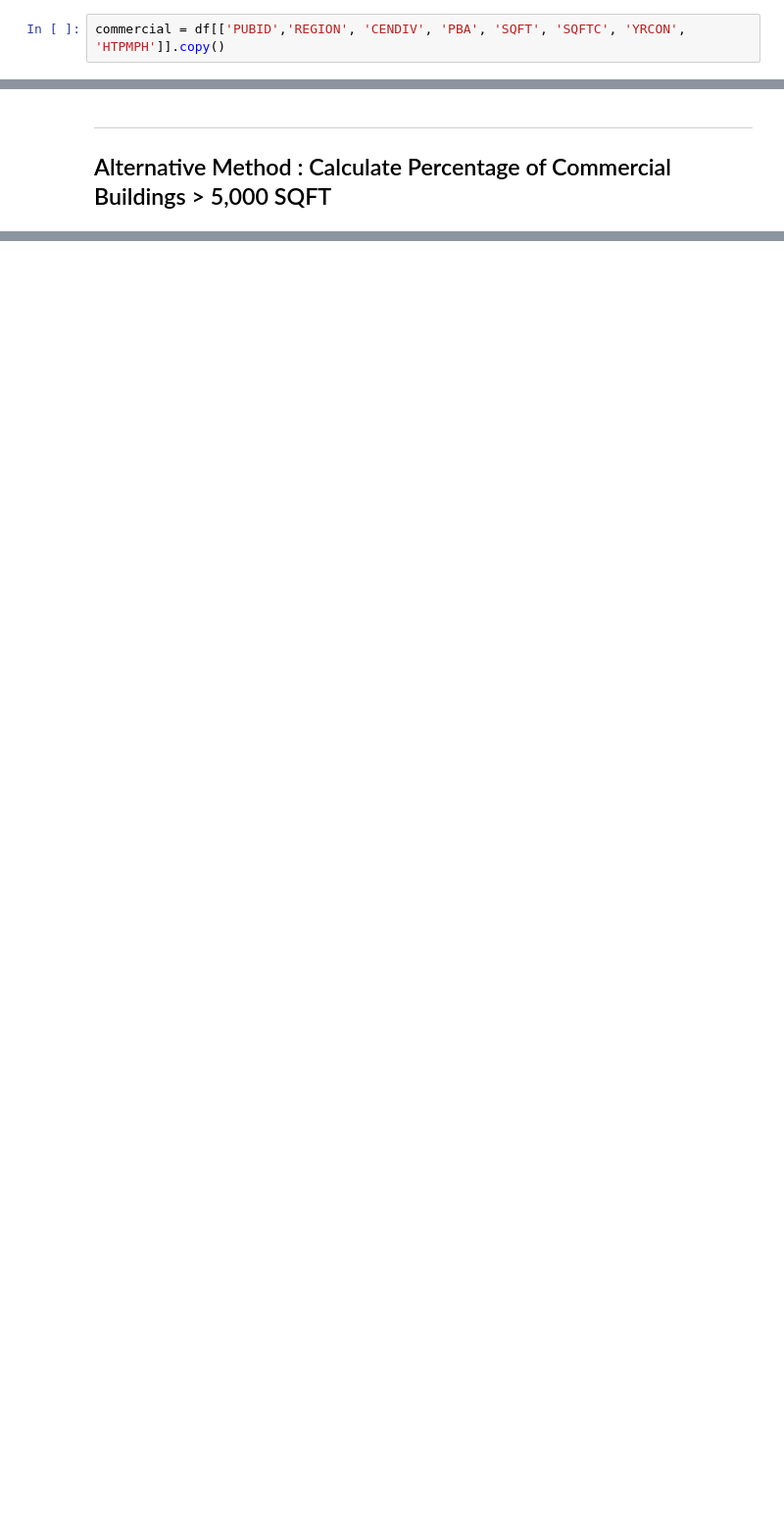
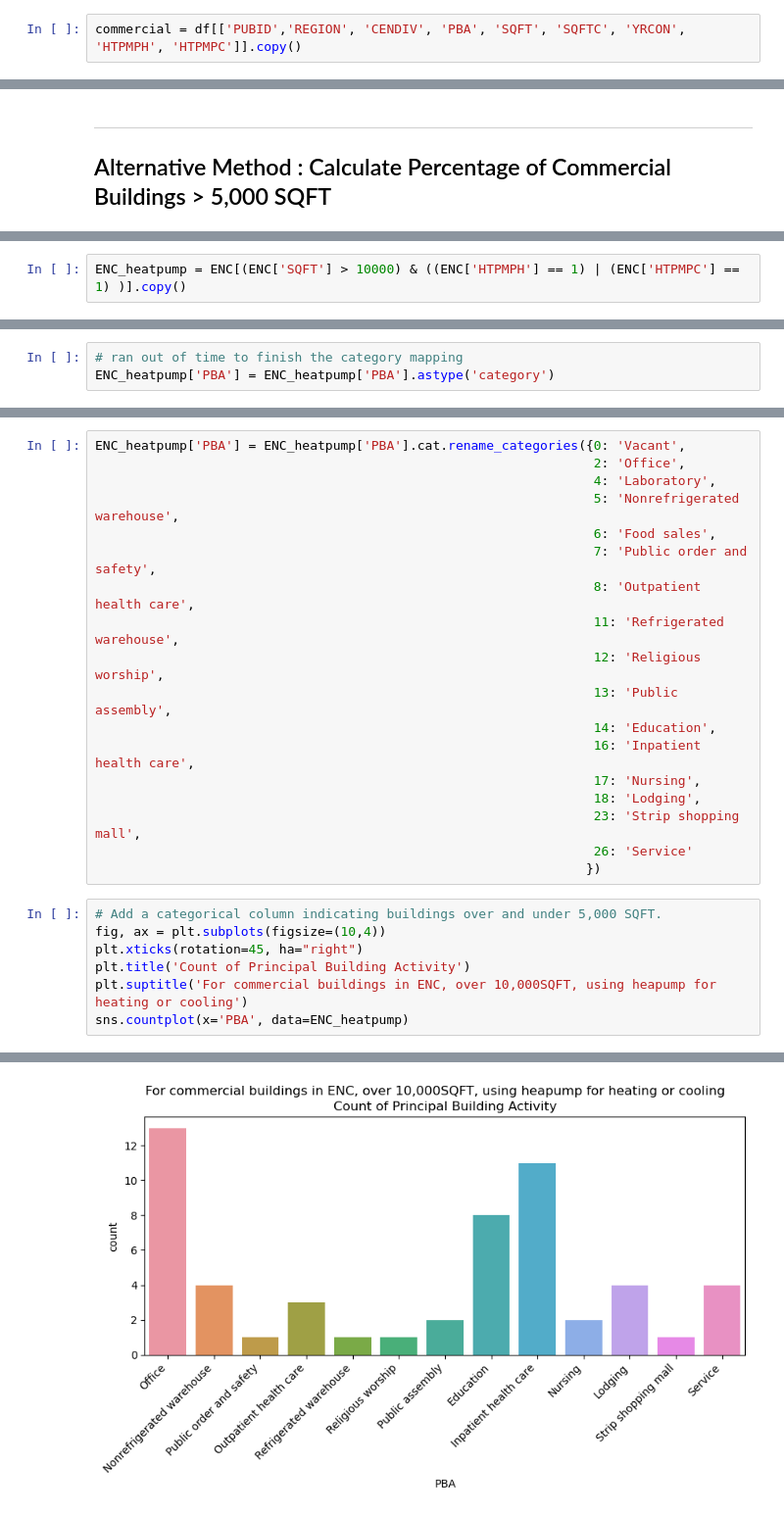
Before and after one commit to jackie-kinsler/es_take_home, a Jupyter notebook: Energy_Solutions_Take_Home.ipynb, the cells around one changed output, grey strips where cells are left out. Shown: that part at 98% size. Drawn from its saved outputs; the diff is of its cells as text; blank space fills up the shorter version.

```diff
--- a/Energy_Solutions_Take_Home.ipynb
+++ b/Energy_Solutions_Take_Home.ipynb
@@ -66,7 +29,7 @@ NOTE:
 # %%
 df = pd.read_csv('data/2012_public_use_data_aug2016.csv', sep=",")
 # %%
-commercial = df[['PUBID','REGION', 'CENDIV', 'PBA', 'SQFT', 'SQFTC', 'YRCON', 'HTPMPH']].copy()
+commercial = df[['PUBID','REGION', 'CENDIV', 'PBA', 'SQFT', 'SQFTC', 'YRCON', 'HTPMPH', 'HTPMPC']].copy()
 # %%
 ENC = commercial[commercial['CENDIV'] == 3].copy()
 # %%
@@ -141,0 +102,2 @@ sns.countplot(x='over_5000', data=ENC)
+# %%
+ENC_heatpump = ENC[(ENC['SQFT'] > 10000) & ((ENC['HTPMPH'] == 1) | (ENC['HTPMPC'] == 1) )].copy()
@@ -141,0 +125,3 @@ sns.countplot(x='over_5000', data=ENC)
+# %%
+# ran out of time to finish the category mapping
+ENC_heatpump['PBA'] = ENC_heatpump['PBA'].astype('category')
@@ -141,0 +147,26 @@ sns.countplot(x='over_5000', data=ENC)
+# %%
+ENC_heatpump['PBA'] = ENC_heatpump['PBA'].cat.rename_categories({0: 'Vacant',
+                                                                 2: 'Office',
+                                                                 4: 'Laboratory',
+                                                                 5: 'Nonrefrigerated warehouse',
+                                                                 6: 'Food sales',
+                                                                 7: 'Public order and safety',
+                                                                 8: 'Outpatient health care',
+                                                                 11: 'Refrigerated warehouse',
+                                                                 12: 'Religious worship',
+                                                                 13: 'Public assembly',
+                                                                 14: 'Education',
+                                                                 16: 'Inpatient health care',
+                                                                 17: 'Nursing',
+                                                                 18: 'Lodging',
+                                                                 23: 'Strip shopping mall',
+                                                                 26: 'Service'
+                                                                })
+# %%
+# Add a categorical column indicating buildings over and under 5,000 SQFT.
+fig, ax = plt.subplots(figsize=(10,4))
+plt.xticks(rotation=45, ha="right")
+plt.title('Count of Principal Building Activity')
+plt.suptitle('For commercial buildings in ENC, over 10,000SQFT, using heapump for heating or cooling')
+sns.countplot(x='PBA', data=ENC_heatpump)
+# %% [output]
@@ -141,0 +174 @@ sns.countplot(x='over_5000', data=ENC)
+[figure, added]
```
Also changed, not shown: parts of 25 cells of this notebook.
